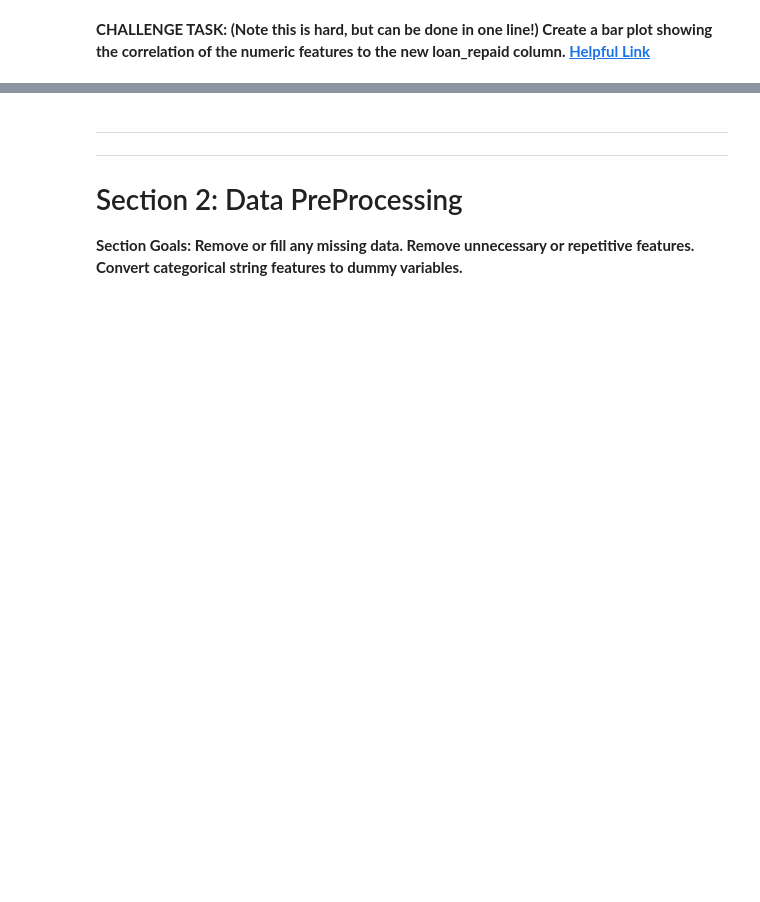
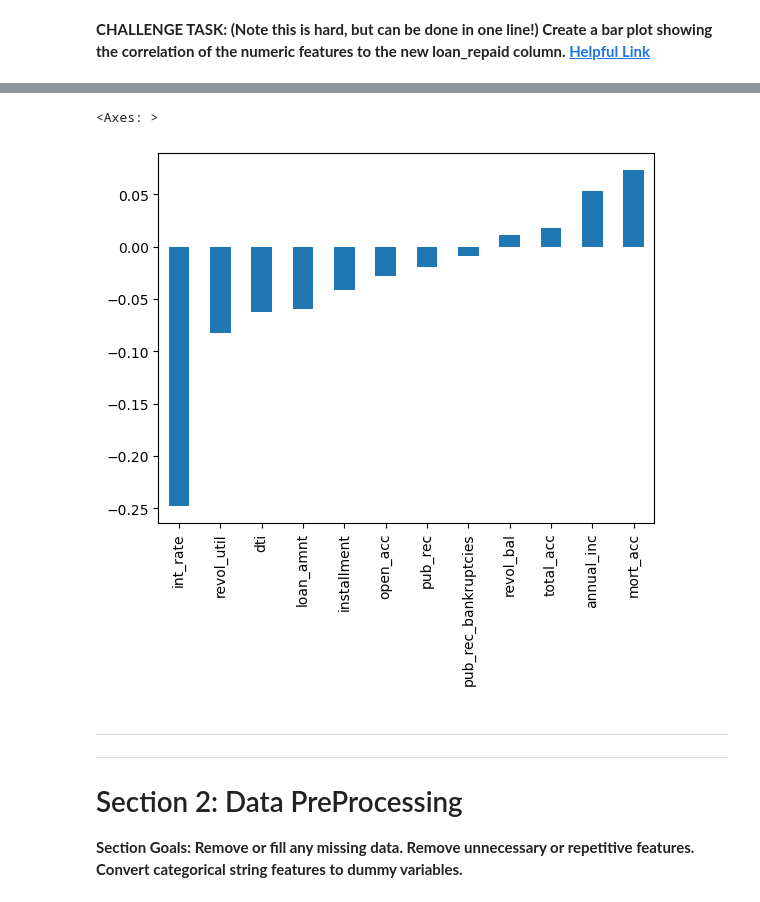
Before and after one commit to AshikurIST/Tessorflow, a Jupyter notebook: 03-Keras-Project-Exercise.ipynb, the cells around one changed output, grey strips where cells are left out. Cells and saved outputs as stored; diff of their text form; code cells hidden in the pictures; blank space fills up the shorter version.

```diff
--- a/03-Keras-Project-Exercise.ipynb
+++ b/03-Keras-Project-Exercise.ipynb
@@ -419,0 +406,2 @@ array(['Fully Paid', 'Charged Off'], dtype=object)
+# %%
+df['loan_repaid'] =df['loan_status'].map({'Fully Paid':1,'Charged Off':0})
@@ -420,3 +424,5 @@ array(['Fully Paid', 'Charged Off'], dtype=object)
+# %%
+df.drop('loan_rapaid',axis=1,inplace=True)
 # %% [markdown]
 **CHALLENGE TASK: (Note this is hard, but can be done in one line!) Create a bar plot showing the correlation of the numeric features to the new loan_repaid column. [Helpful Link](https://pandas.pydata.org/pandas-docs/stable/reference/api/pandas.DataFrame.plot.bar.html)**
 # %%
@@ -428,3 +430,8 @@ array(['Fully Paid', 'Charged Off'], dtype=object)
+# %%
+df.corr()['loan_repaid'].sort_values().drop('loan_repaid').plot(kind='bar')
+# %% [output]
+<Axes: >
+[figure, added]
 # %% [markdown]
 ---
 ---
```
Also changed, not shown: parts of 11 cells of this notebook.
